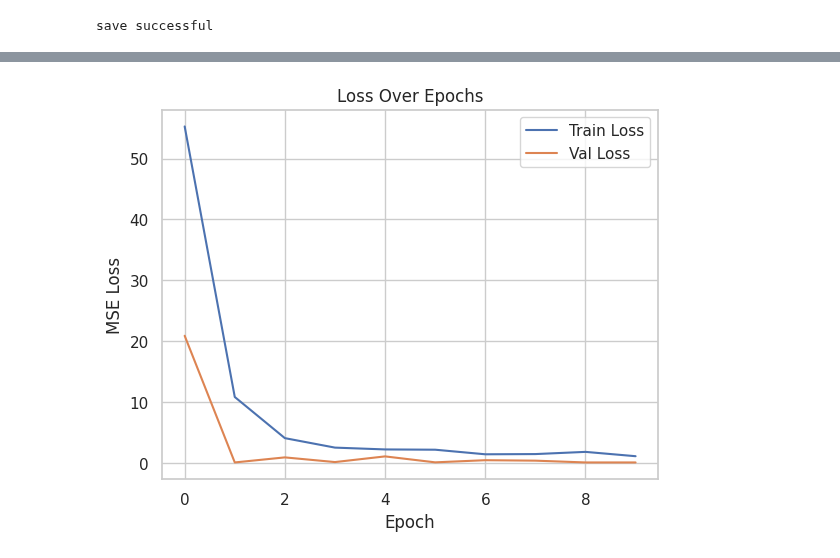
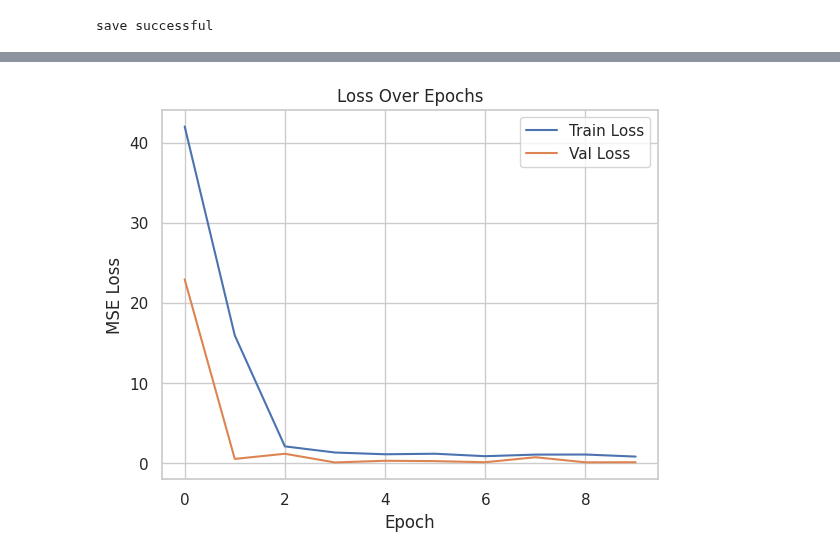
Before and after one commit to yuukun123/Python, a Jupyter notebook: Copy_of_Untitled0.ipynb, the cells around one changed output, grey strips where cells are left out. Saved outputs shown, nothing was run; the diff lists cells and outputs as text; code cells hidden in the pictures.

```diff
--- a/Copy_of_Untitled0.ipynb
+++ b/Copy_of_Untitled0.ipynb
@@ -506,79 +524,96 @@ import pandas as pd
 import matplotlib.pyplot as plt
 from sklearn.model_selection import train_test_split
 from tensorflow.keras.preprocessing.image import load_img, img_to_array
-from tensorflow.keras.models import Sequential
-from tensorflow.keras.layers import Conv2D, MaxPooling2D, Flatten, Dense, Dropout
+from tensorflow.keras.models import Model
+from tensorflow.keras.layers import Input, Conv2D, MaxPooling2D, Flatten, Dense, Dropout, Concatenate
 
 # 👉 BƯỚC 1: ĐƯỜNG DẪN
 IMAGE_DIR = "/content/drive/MyDrive/dataset_osfstorage-archive/Stimuli/FaceGen/Modeller"
-CSV_PATH = "/content/drive/MyDrive/dataset_osfstorage-archive/NormingData/pain_labels.csv"
+CSV_PATH = "/content/drive/MyDrive/dataset_osfstorage-archive/NormingData/pain_labels.csv"  # chứa các cột cảm xúc
 
 # 👉 BƯỚC 2: ĐỌC LABEL
+emotion_features = ['FearRating', 'AngerRating', 'DisgustRating', 'HappinessRating',
+                    'SadnessRating', 'SurpriseRating', 'ThreatRating',
+                    'FearComp', 'AngerComp', 'DisgustComp', 'HappinessComp',
+                    'SadnessComp', 'SurpriseComp', 'ThreatComp']
+
+cols_to_use = ['ImageFile', 'PainRating'] + emotion_features
+
 df = pd.read_csv(CSV_PATH)
-df = df[['ImageFile', 'PainRating']].dropna()
+df = df[cols_to_use].dropna()
 
-# 👉 BƯỚC 3: LOAD ẢNH & GHÉP TÊN TƯƠNG ĐỐI
-X, y = [], []
-
-# Tạo tập hợp các tên ảnh thực tế để tra nhanh
-true_name_set = set()
+# 👉 BƯỚC 3: LOAD ẢNH & TÍCH HỢP FEATURES
+X_img, X_meta, y = [], [], []
 
 for root, dirs, files in os.walk(IMAGE_DIR):
-    folder_name = os.path.basename(root)
     for file in files:
         if file.endswith('.jpg') or file.endswith('.png'):
             img_path = os.path.join(root, file)
-            img_name = file  # Tên ảnh thực tế: VD "AF1_EF5.jpg"
-
-            # Tách phần EF*.jpg để đối chiếu với ImageFile
-            if "_" in img_name:
-                image_file_part = img_name.split("_")[-1]  # lấy "EF5.jpg"
+            if "_" in file:
+                image_file_part = file.split("_")[-1]  # ví dụ EF5.jpg
 
                 label_row = df[df['ImageFile'] == image_file_part]
                 if not label_row.empty:
                     try:
                         img = load_img(img_path, target_size=(128, 128))
                         img_array = img_to_array(img) / 255.0
-                        X.append(img_array)
+
+                        meta_row = label_row[emotion_features].values[0]
+
+                        X_img.append(img_array)
+                        X_meta.append(meta_row)
                         y.append(label_row['PainRating'].values[0])
                     except Exception as e:
-                        print(f"Lỗi khi đọc ảnh {img_name}: {e}")
+                        print(f"Lỗi xử lý ảnh {file}: {e}")
 
-X = np.array(X)
+X_img = np.array(X_img)
+X_meta = np.array(X_meta)
 y = np.array(y)
 
-print("Tổng số ảnh dùng được:", len(X))
+print("Tổng ảnh hợp lệ:", len(X_img))
 
 # 👉 BƯỚC 4: CHIA DỮ LIỆU
-X_train, X_temp, y_train, y_temp = train_test_split(X, y, test_size=0.3, random_state=42)
-X_val, X_test, y_val, y_test = train_test_split(X_temp, y_temp, test_size=0.5, random_state=42)
+X_img_train, X_img_temp, X_meta_train, X_meta_temp, y_train, y_temp = train_test_split(
+    X_img, X_meta, y, test_size=0.3, random_state=42)
 
-# 👉 BƯỚC 5: MÔ HÌNH CNN
-model = Sequential([
-    Conv2D(32, (3,3), activation='relu', input_shape=(128,128,3)),
-    MaxPooling2D((2,2)),
-    Conv2D(64, (3,3), activation='relu'),
-    MaxPooling2D((2,2)),
-    Flatten(),
-    Dense(128, activation='relu'),
-    Dropout(0.3),
-    Dense(1)
-])
+X_img_val, X_img_test, X_meta_val, X_meta_test, y_val, y_test = train_test_split(
+    X_img_temp, X_meta_temp, y_temp, test_size=0.5, random_state=42)
+
+# 👉 BƯỚC 5: MÔ HÌNH MULTIMODAL
+# Nhánh ảnh
+img_input = Input(shape=(128, 128, 3))
+x = Conv2D(32, (3,3), activation='relu')(img_input)
+x = MaxPooling2D((2,2))(x)
+x = Conv2D(64, (3,3), activation='relu')(x)
+x = MaxPooling2D((2,2))(x)
+x = Flatten()(x)
+
+# Nhánh cảm xúc (metadata)
+meta_input = Input(shape=(len(emotion_features),))
+m = Dense(32, activation='relu')(meta_input)
+
+# Kết hợp 2 nhánh
+combined = Concatenate()([x, m])
+z = Dense(128, activation='relu')(combined)
+z = Dropout(0.3)(z)
+output = Dense(1)(z)
+
+model = Model(inputs=[img_input, meta_input], outputs=output)
 model.compile(optimizer='adam', loss='mse', metrics=['mae'])
 
-# 👉 BƯỚC 6: TRAIN MÔ HÌNH
+# 👉 BƯỚC 6: TRAIN
 history = model.fit(
-    X_train, y_train,
+    [X_img_train, X_meta_train], y_train,
+    validation_data=([X_img_val, X_meta_val], y_val),
     epochs=10,
-    batch_size=16,
-    validation_data=(X_val, y_val)
+    batch_size=16
 )
 
 # 👉 BƯỚC 7: ĐÁNH GIÁ
-test_loss, test_mae = model.evaluate(X_test, y_test)
-print(f"\n🎯 Test MAE: {test_mae:.2f}")
+loss, mae = model.evaluate([X_img_test, X_meta_test], y_test)
+print(f"\n🎯 Test MAE: {mae:.2f}")
 
-# 👉 BƯỚC 8: VẼ ĐỒ THỊ
+# 👉 BƯỚC 8: VẼ LOSS
 plt.plot(history.history['loss'], label='Train Loss')
 plt.plot(history.history['val_loss'], label='Val Loss')
 plt.title('Loss Over Epochs')
@@ -608 +642 @@ Epoch 6/10
-[figure, old version]
+[figure, new version]
```
Also changed, not shown: parts of 9 cells of this notebook.
